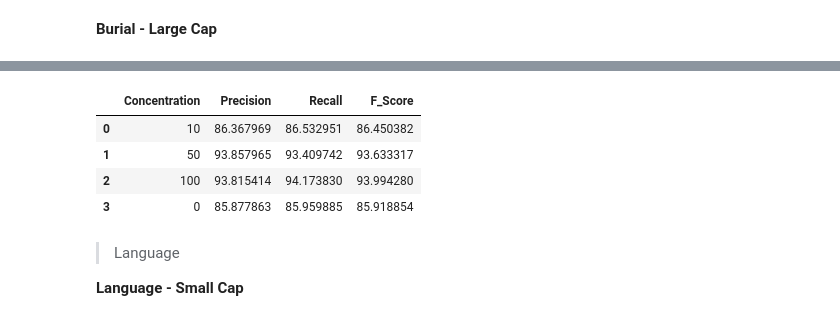
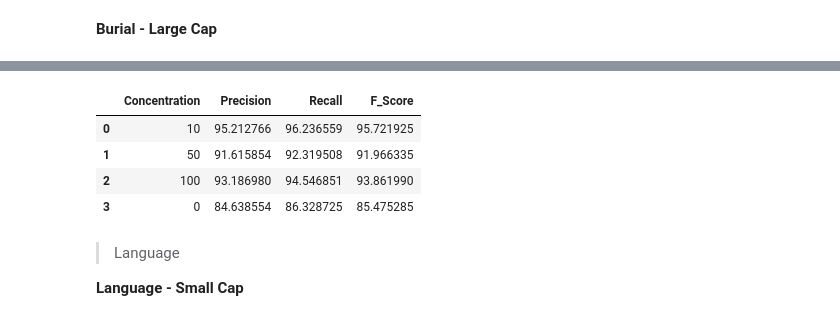
Before and after one commit to slavesocieties/ssda-nlp, a Jupyter notebook: 70-exhaustive-training.ipynb, the cells around one changed output, grey strips where cells are left out. Drawn from its saved outputs; the diff is of its cells as text; code cells hidden in the pictures.

```diff
--- a/70-exhaustive-training.ipynb
+++ b/70-exhaustive-training.ipynb
@@ -369,22 +339,28 @@ Sucessful run
 # %%
 #no_test
 
 ##RESULTS
+#Wrong Enumerate, kept for reference
+#concentrations_LCB = [10, 50, 100, 0]
+#pre_vec_LCB = [86.367969, 93.857965, 93.815414, 85.877863]
+#rec_vec_LCB = [86.532951, 93.409742, 94.17383, 85.959885]
+#f_vec_LCB = [86.450382, 93.633317, 93.99428, 85.918854]
+
 concentrations_LCB = [10, 50, 100, 0]
-pre_vec_LCB = [86.367969, 93.857965, 93.815414, 85.877863]
-rec_vec_LCB = [86.532951, 93.409742, 94.17383, 85.959885]
-f_vec_LCB = [86.450382, 93.633317, 93.99428, 85.918854]
+pre_vec_LCB = [95.212766, 91.615854, 93.18698, 84.638554]
+rec_vec_LCB = [96.236559, 92.319508, 94.546851, 86.328725]
+f_vec_LCB = [95.721925, 91.966335, 93.86199, 85.475285]
 
 manual_data_LCB = {'Concentration':concentrations_LCB, 'Precision':pre_vec_LCB, 'Recall':rec_vec_LCB, 'F_Score':f_vec_LCB}
 
 results_df_LCB = pd.DataFrame(manual_data_LCB)
 results_df_LCB.head(20)
 # %% [output]
 |  | Concentration | Precision | Recall | F_Score |
-| 0 | 10 | 86.367969 | 86.532951 | 86.450382 |
-| 1 | 50 | 93.857965 | 93.409742 | 93.633317 |
-| 2 | 100 | 93.815414 | 94.173830 | 93.994280 |
-| 3 | 0 | 85.877863 | 85.959885 | 85.918854 |
+| 0 | 10 | 95.212766 | 96.236559 | 95.721925 |
+| 1 | 50 | 91.615854 | 92.319508 | 91.966335 |
+| 2 | 100 | 93.186980 | 94.546851 | 93.861990 |
+| 3 | 0 | 84.638554 | 86.328725 | 85.475285 |
 # %% [markdown]
 > Language
 
```
Also changed, not shown: parts of 6 cells of this notebook, 5 other files.
